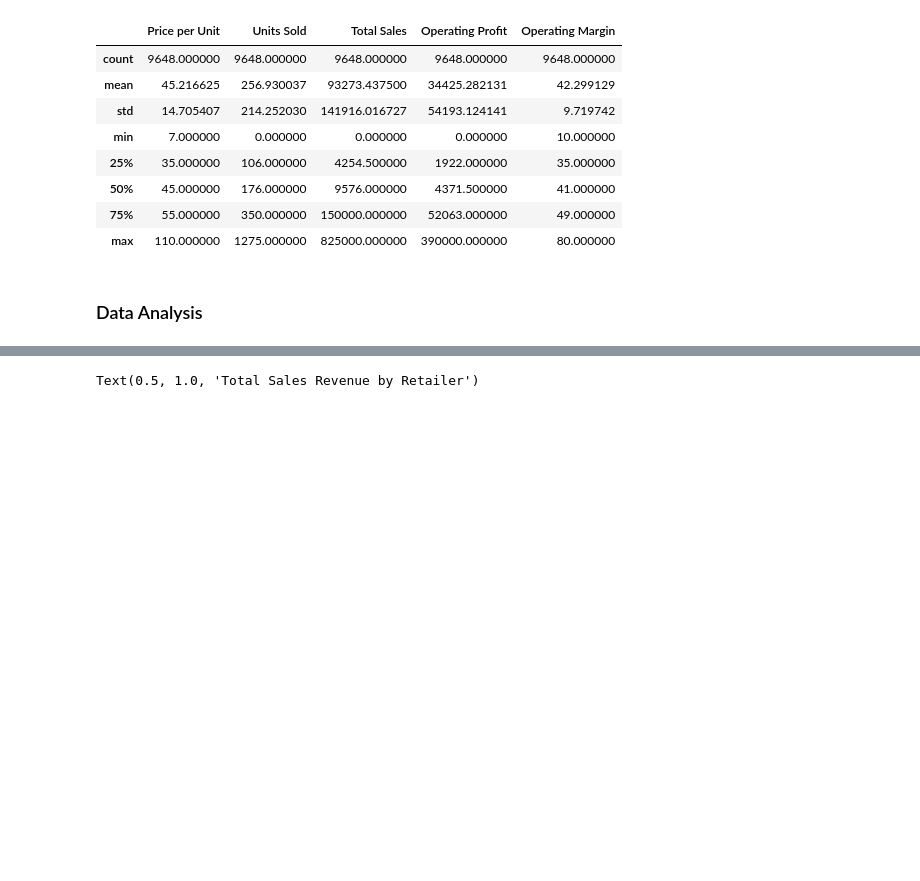
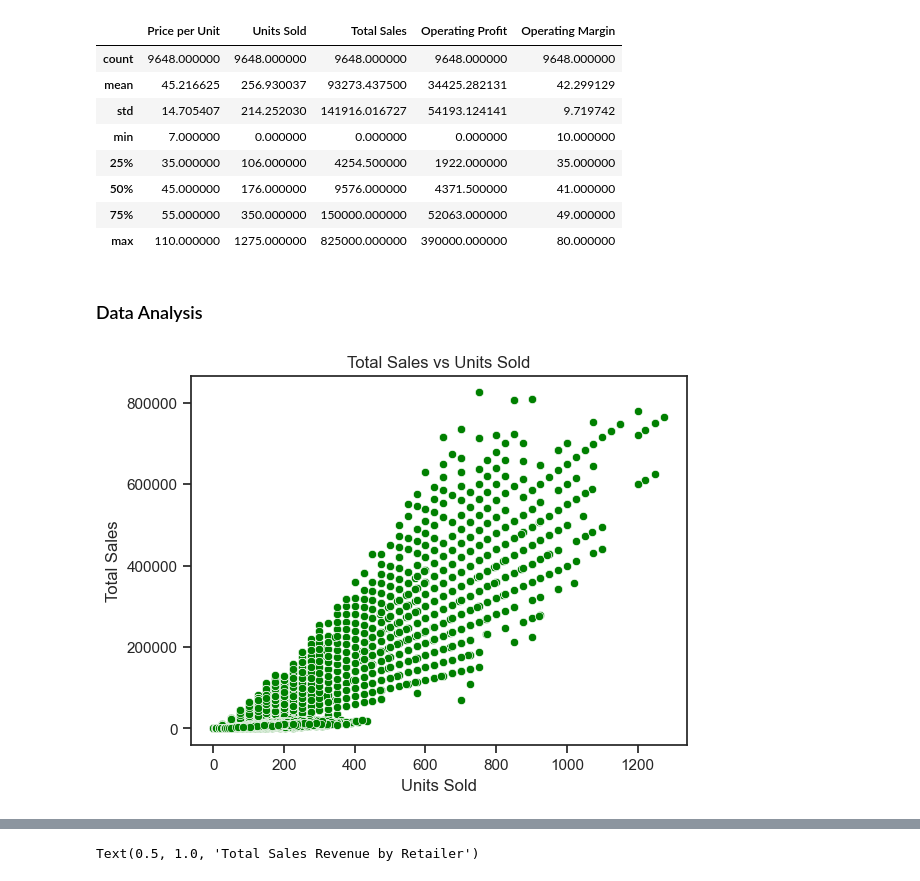
Before and after one commit to sha1129/Data_Exploration, a Jupyter notebook: 2 Adidas Mock Data.ipynb, the cells around one changed output, grey strips where cells are left out. Drawn from its saved outputs; the diff is of its cells as text; code cells hidden in the pictures; blank space fills up the shorter version.

Commit message:
New Plots

```diff
--- a/2 Adidas Mock Data.ipynb
+++ b/2 Adidas Mock Data.ipynb
@@ -10,7 +10,7 @@ from sklearn.linear_model import LinearRegression
 from sklearn.model_selection import train_test_split
 from sklearn.metrics import r2_score
 # %%
-a_mockData_df = pd.read_csv()
+a_mockData_df = pd.read_csv(...\Adidas Sample Sales.csv")
 # %%
 # Memory usage
 
@@ -51,6 +52,10 @@ a_mockData_df['Operating Margin'] = a_mockData_df['Operating Margin'].str.replac
 
 # Change Data type
 a_mockData_df['Operating Margin'] = a_mockData_df['Operating Margin'].astype('int8')
+# %%
+# Change Invoice date to date time
+
+a_mockData_df['Invoice Date'] = pd.to_datetime(a_mockData_df['Invoice Date'])
 # %%
 # Reduced Memory usage
 # Can reduce more when checking stats
@@ -166,3 +171,24 @@ a_mockData_df.describe()
 | max | 110.000000 | 1275.000000 | 825000.000000 | 390000.000000 | 80.000000 |
 # %% [markdown]
 ### Data Analysis
+# %%
+# Scatter Plot of Units Sold vs Total Sales
+
+x = a_mockData_df['Units Sold']
+y = a_mockData_df['Total Sales']
+
+# Set style
+sns.set(style='ticks')
+
+# Plot
+sns.scatterplot(x=x, y=y, color='green')
+
+# Adding labels and title
+plt.xlabel('Units Sold')
+plt.ylabel('Total Sales')
+plt.title('Total Sales vs Units Sold')
+
+# Displaying the plot
+plt.show()
+# %% [output]
+[figure, added]
```
Also changed, not shown: parts of 4 cells of this notebook.
